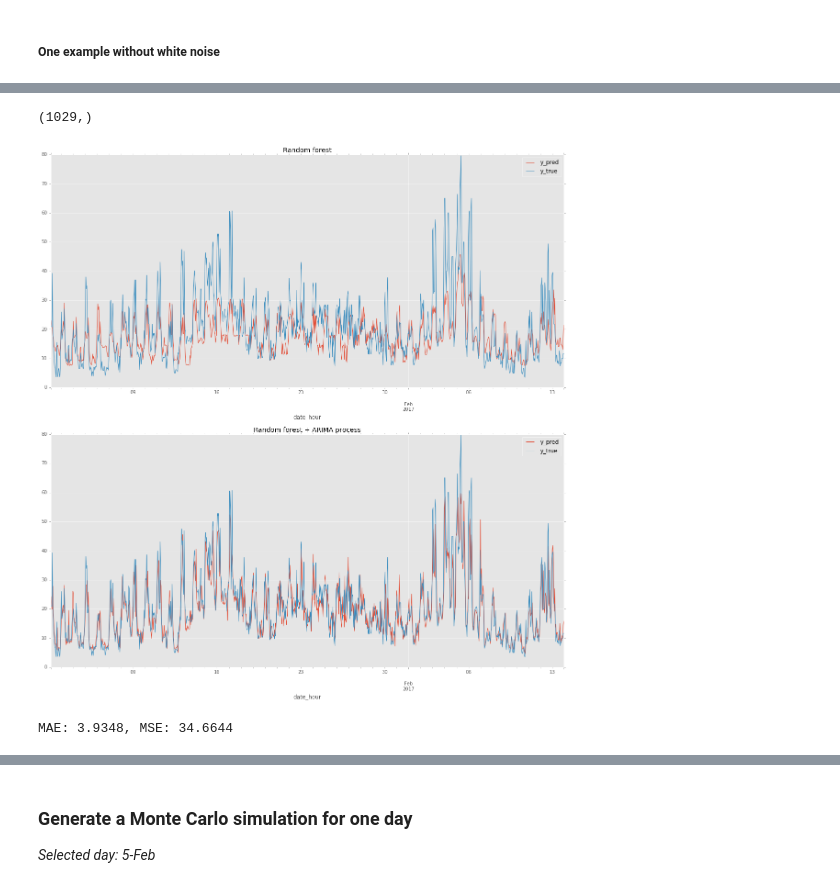
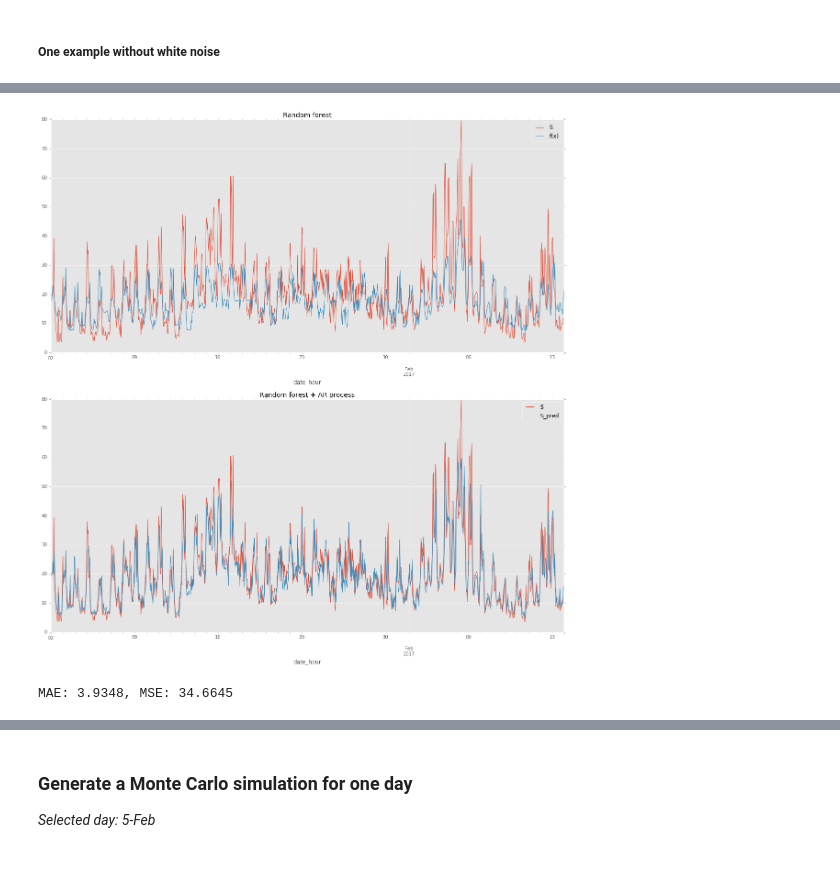
Before and after one commit to NonoMalpi/Secondary_band, a Jupyter notebook: Random_forest + ARIMA process for secondary band price.ipynb, the cells around one changed output, grey strips where cells are left out. Drawn from its saved outputs; the diff is of its cells as text; code cells hidden in the pictures.

```diff
--- a/Random_forest + ARIMA process for secondary band price.ipynb
+++ b/Random_forest + ARIMA process for secondary band price.ipynb
@@ -119,2 +116,2 @@ f_x.shape
 # %%
-residual = (np.log1p(Y) - np.log1p(f_x))
+all_zt = (np.log1p(Y) - np.log1p(f_x))
@@ -130,6 +118,2 @@ for t in range(0, len(residual)-3):
-# %%
-res_ts.shape
-# %% [output]
-(1029,)
 # %%
-rf_ar_df = pd.DataFrame(data=f_x[3:]*np.exp(res_ts), index=spot_band_demand.index[3:], columns=['y_pred'])
+rf_arima_df = pd.DataFrame(data={'f(x)':f_x,'zt_true':all_zt, 'S':Y}, index=spot_band_demand.index)
@@ -138,13 +120,20 @@ rf_ar_df['y_true'] = Y[3:]
+# %%
+for i in [0,1,2]:
+    rf_arima_df['zt-'+str(i+1)] = rf_arima_df['zt_true'].shift(i+1) * ar_param[i]
+rf_arima_df['zt_pred'] = rf_arima_df.iloc[:,-3:].sum(axis=1)
+# %%
+rf_arima_df['S_pred'] = rf_arima_df['f(x)'] * np.exp(rf_arima_df['zt_pred'])
 # %%
 fig, (ax0,ax1) = plt.subplots(2,1, figsize=(20,20))
-residuals_df[['y_pred', 'y_true']].iloc[3:].plot(ax=ax0)
+rf_arima_df[['S', 'f(x)']].plot(ax=ax0)
 ax0.set_title('Random forest')
-rf_ar_df.plot(ax=ax1)
-ax1.set_title('Random forest + ARIMA process');
+rf_arima_df[['S','S_pred']].plot(ax=ax1)
+ax1.set_title('Random forest + AR process');
 # %% [output]
-[figure, old version]
+[figure, new version]
-# %%
-print('MAE: %.4f, MSE: %.4f' %(mean_absolute_error(rf_ar_df['y_true'], rf_ar_df['y_pred']),
-                               mean_squared_error(rf_ar_df['y_true'], rf_ar_df['y_pred'])))
-# %% [output]
-MAE: 3.9348, MSE: 34.6644
+# %%
+#Compute error
+print('MAE: %.4f, MSE: %.4f' %(mean_absolute_error(rf_arima_df.dropna()['S'], rf_arima_df.dropna()['S_pred']),
+                               mean_squared_error(rf_arima_df.dropna()['S'], rf_arima_df.dropna()['S_pred'])))
+# %% [output]
+MAE: 3.9348, MSE: 34.6645
```
Also changed, not shown: parts of 22 cells of this notebook, 2 other files.
